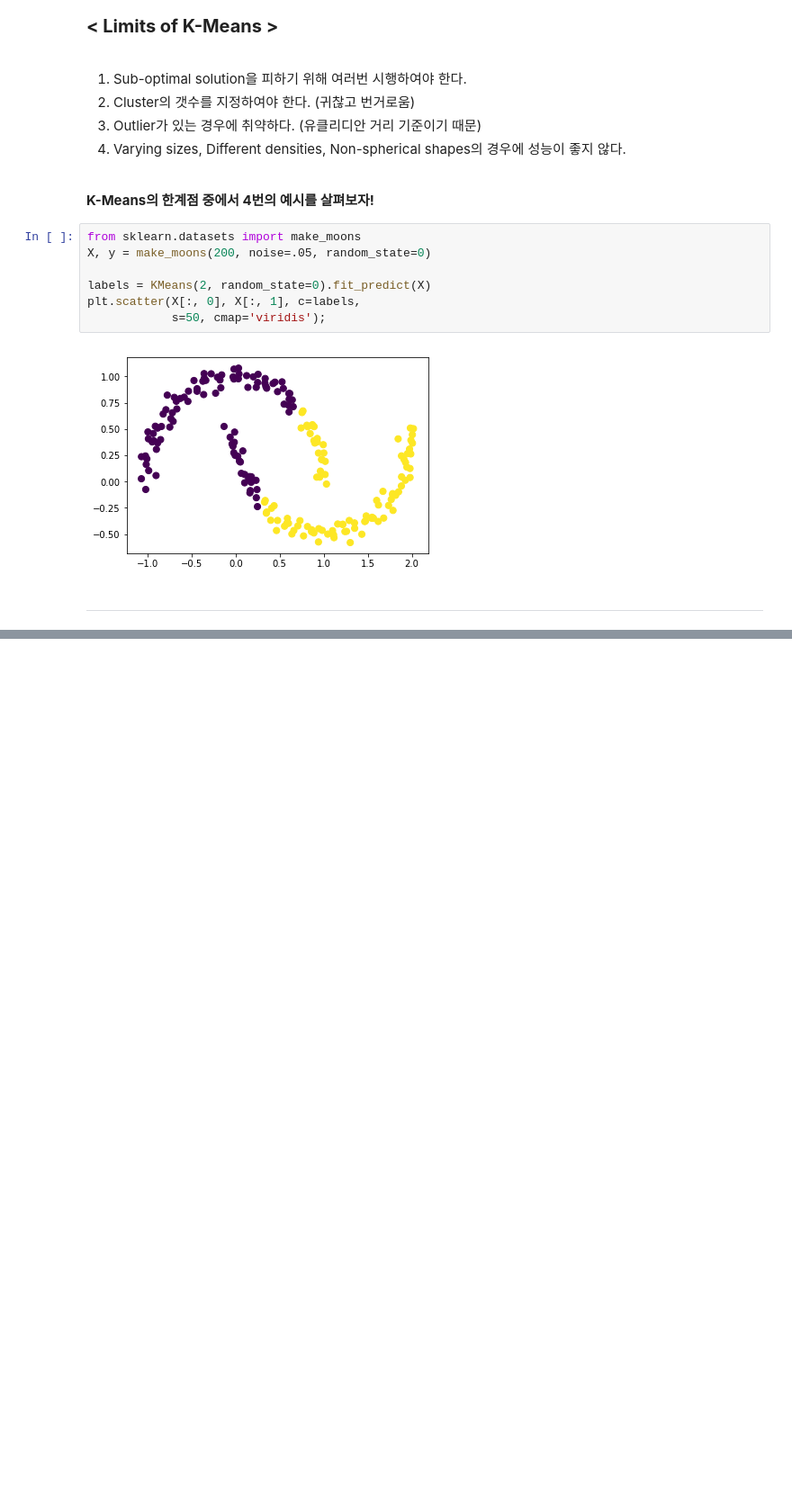
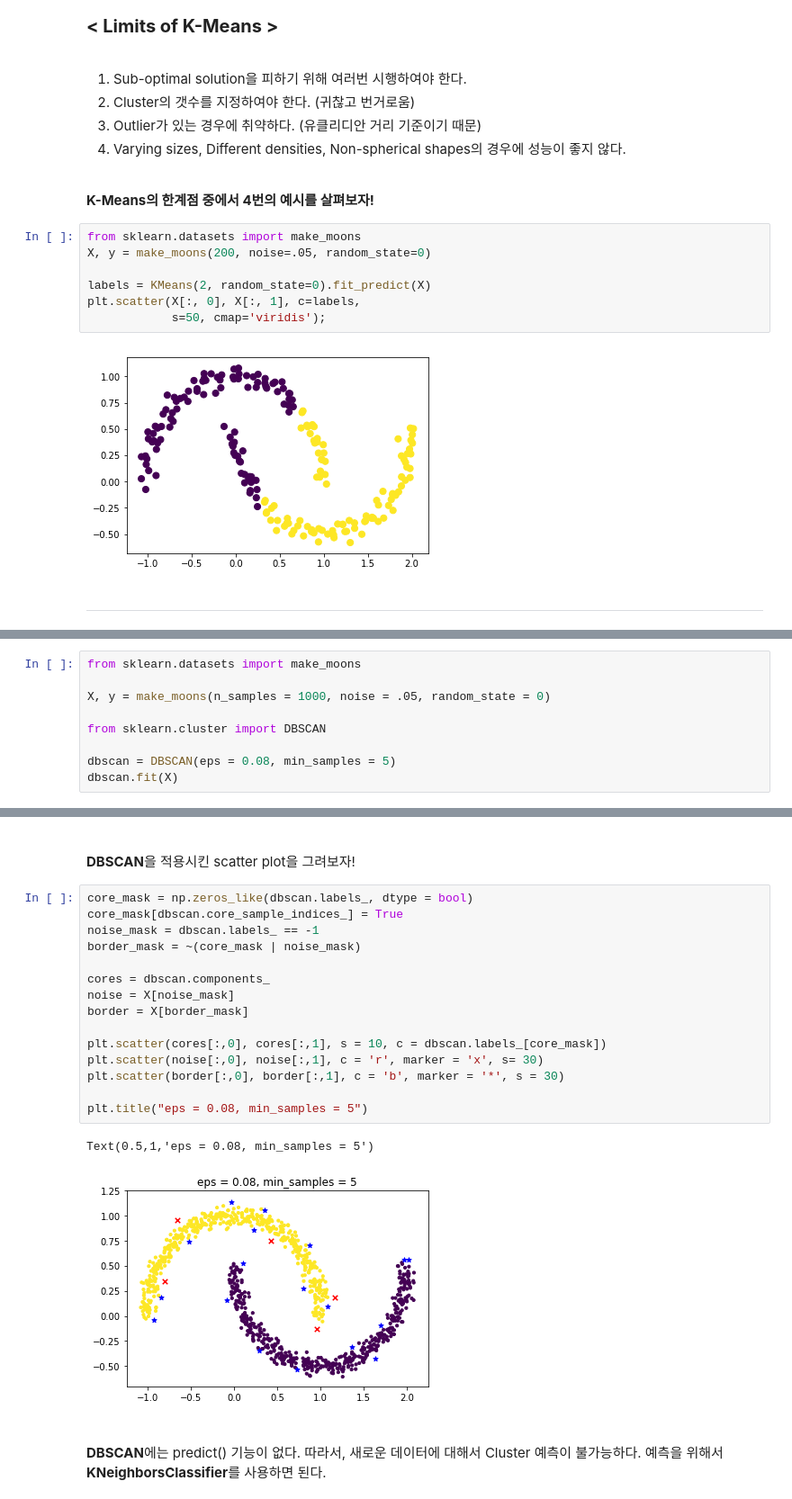
Before and after one commit to JoonSeongPark/ML_STUDY, a Jupyter notebook: Ch.9_Unsupervised_Learning/Ch.9_Unsupervised_Learning_Techniques.ipynb, the cells around one changed output, grey strips where cells are left out. Shown at 90% size. Drawn from its saved outputs; the diff is of its cells as text; blank space fills up the shorter version.

Commit message:
DBSCAN add

```diff
--- a/Ch.9_Unsupervised_Learning/Ch.9_Unsupervised_Learning_Techniques.ipynb
+++ b/Ch.9_Unsupervised_Learning/Ch.9_Unsupervised_Learning_Techniques.ipynb
@@ -444,0 +471,9 @@ plt.scatter(X[:, 0], X[:, 1], c=labels,
+# %%
+from sklearn.datasets import make_moons
+
+X, y = make_moons(n_samples = 1000, noise = .05, random_state = 0)
+
+from sklearn.cluster import DBSCAN
+
+dbscan = DBSCAN(eps = 0.08, min_samples = 5)
+dbscan.fit(X)
@@ -444,0 +517,26 @@ plt.scatter(X[:, 0], X[:, 1], c=labels,
+# %% [markdown]
+<br>
+<b>DBSCAN</b>을 적용시킨 scatter plot을 그려보자!
+# %%
+core_mask = np.zeros_like(dbscan.labels_, dtype = bool)
+core_mask[dbscan.core_sample_indices_] = True
+noise_mask = dbscan.labels_ == -1
+border_mask = ~(core_mask | noise_mask)
+
+cores = dbscan.components_
+noise = X[noise_mask]
+border = X[border_mask]
+
+plt.scatter(cores[:,0], cores[:,1], s = 10, c = dbscan.labels_[core_mask])
+plt.scatter(noise[:,0], noise[:,1], c = 'r', marker = 'x', s= 30)
+plt.scatter(border[:,0], border[:,1], c = 'b', marker = '*', s = 30)
+
+plt.title("eps = 0.08, min_samples = 5")
+# %% [output]
+Text(0.5,1,'eps = 0.08, min_samples = 5')
+[figure, added]
+# %% [markdown]
+<br>
+<b>DBSCAN</b>에는 predict() 기능이 없다.
+따라서, 새로운 데이터에 대해서 Cluster 예측이 불가능하다.
+예측을 위해서 <b>KNeighborsClassifier</b>를 사용하면 된다.
```
Also changed, not shown: parts of 16 cells of this notebook.
